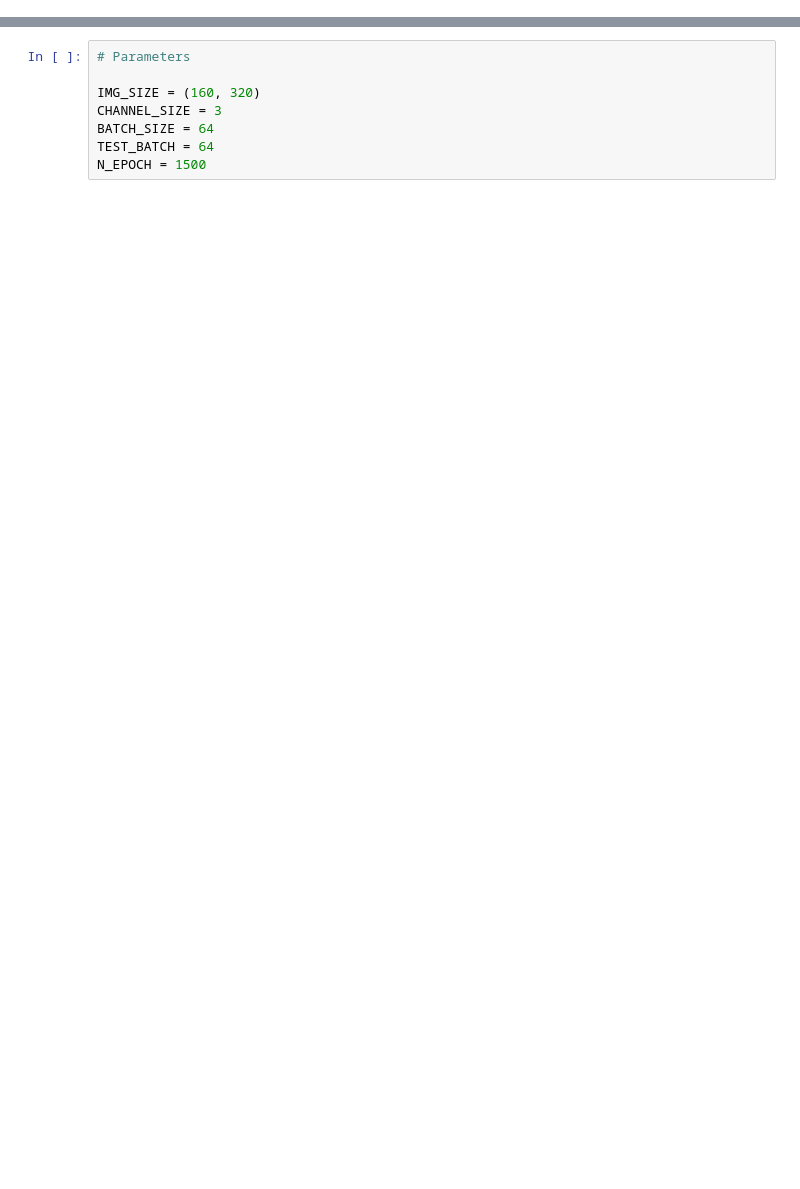
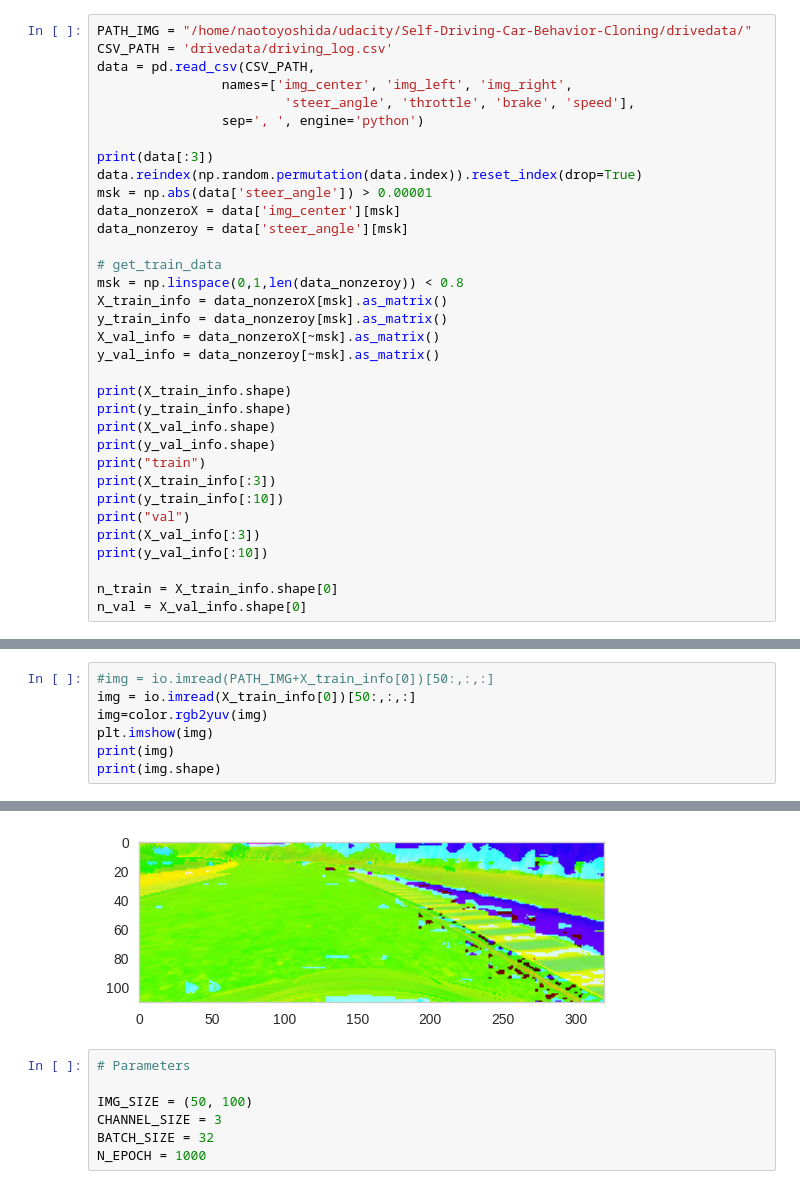
Before and after one commit to ugo-nama-kun/Self-Driving-Car-Behavior-Cloning, a Jupyter notebook: train_dnn_keras.ipynb, the cells around one changed output, grey strips where cells are left out. Saved outputs shown, nothing was run; the diff lists cells and outputs as text; blank space fills up the shorter version.

Commit message:
Self-Driving was successfully learned

```diff
--- a/train_dnn_keras.ipynb
+++ b/train_dnn_keras.ipynb
@@ -79,0 +15,34 @@ data_info.shape
+# %%
+PATH_IMG = "/home/naotoyoshida/udacity/Self-Driving-Car-Behavior-Cloning/drivedata/"
+CSV_PATH = 'drivedata/driving_log.csv'
+data = pd.read_csv(CSV_PATH,
+                names=['img_center', 'img_left', 'img_right',
+                        'steer_angle', 'throttle', 'brake', 'speed'],
+                sep=', ', engine='python')
+
+print(data[:3])
+data.reindex(np.random.permutation(data.index)).reset_index(drop=True)
+msk = np.abs(data['steer_angle']) > 0.00001
+data_nonzeroX = data['img_center'][msk]
+data_nonzeroy = data['steer_angle'][msk]
+
+# get_train_data
+msk = np.linspace(0,1,len(data_nonzeroy)) < 0.8
+X_train_info = data_nonzeroX[msk].as_matrix()
+y_train_info = data_nonzeroy[msk].as_matrix()
+X_val_info = data_nonzeroX[~msk].as_matrix()
+y_val_info = data_nonzeroy[~msk].as_matrix()
+
+print(X_train_info.shape)
+print(y_train_info.shape)
+print(X_val_info.shape)
+print(y_val_info.shape)
+print("train")
+print(X_train_info[:3])
+print(y_train_info[:10])
+print("val")
+print(X_val_info[:3])
+print(y_val_info[:10])
+
+n_train = X_train_info.shape[0]
+n_val = X_val_info.shape[0]
@@ -79,0 +67,8 @@ data_info.shape
+# %%
+#img = io.imread(PATH_IMG+X_train_info[0])[50:,:,:]
+img = io.imread(X_train_info[0])[50:,:,:]
+img=color.rgb2yuv(img)
+plt.imshow(img)
+print(img)
+print(img.shape)
+# %% [output]
@@ -80,8 +92,8 @@ data_info.shape
+[figure, added]
 # %%
 # Parameters
 
-IMG_SIZE = (160, 320)
+IMG_SIZE = (50, 100)
 CHANNEL_SIZE = 3
-BATCH_SIZE = 64
-TEST_BATCH = 64
-N_EPOCH = 1500
+BATCH_SIZE = 32
+N_EPOCH = 1000
```
Also changed, not shown: parts of 16 cells of this notebook, 1 other file.
